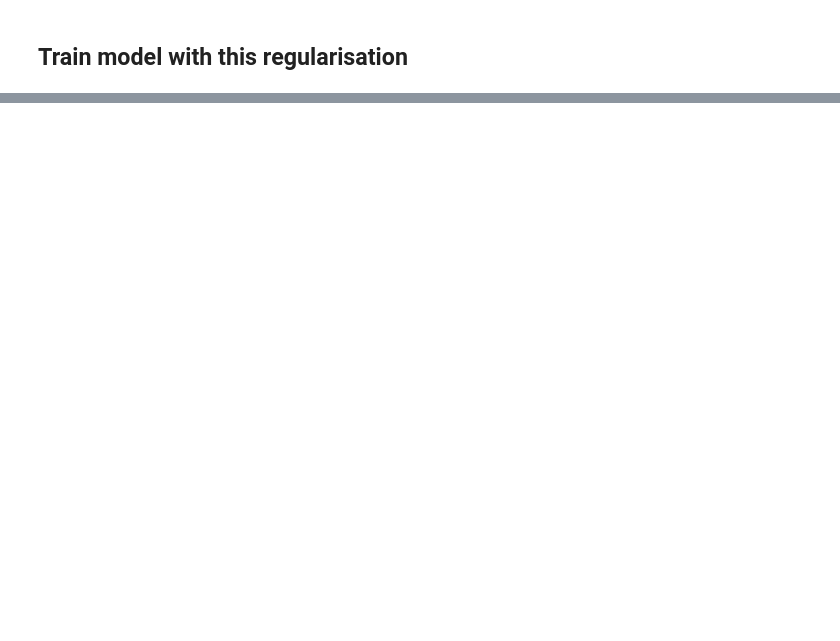
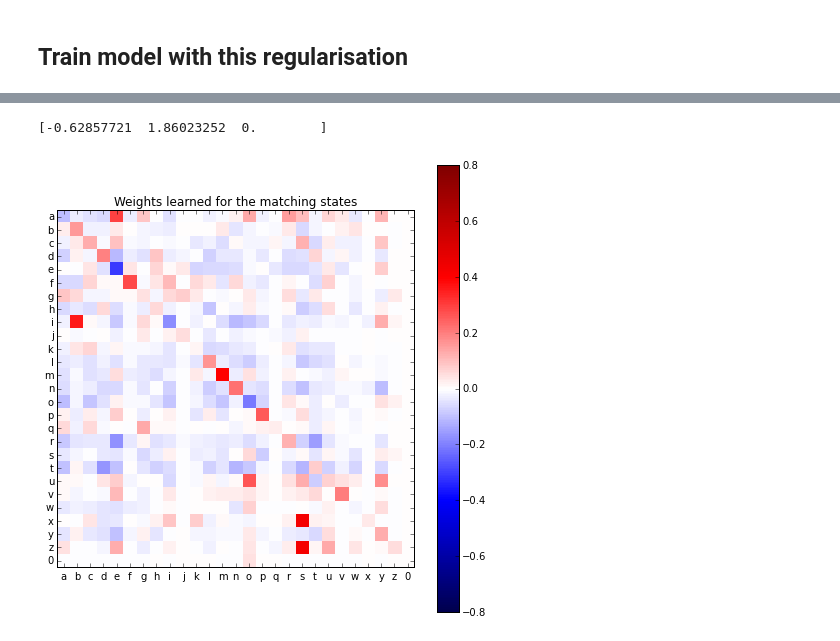
Before and after one commit to dirko/pyhacrf, a Jupyter notebook: examples/Example misspelling classification.ipynb, the cells around one changed output, grey strips where cells are left out. Saved outputs shown, nothing was run; the diff lists cells and outputs as text; code cells hidden in the pictures; blank space fills up the shorter version.

```diff
--- a/examples/Example misspelling classification.ipynb
+++ b/examples/Example misspelling classification.ipynb
@@ -140,7 +154,7 @@ Looks like the value of 1 is good enough to continue with.
 # %% [markdown]
 ## Train model with this regularisation
 # %%
-m = Hacrf(l2_regularization=1.0, optimizer=fmin_l_bfgs_b, optimizer_kwargs={'maxfun': 25}, state_machine=None)
-m.fit(x_train, y_train, verbosity=1)
+m = Hacrf(l2_regularization=10.0, optimizer=fmin_l_bfgs_b, optimizer_kwargs={'maxfun': 45}, state_machine=None)
+m.fit(x_train, y_train, verbosity=20)
 # %% [output]
 Iteration  Log-likelihood |gradient|
@@ -182,0 +194,11 @@ print 1 - accuracy_score(y_test[:1000], pr)
+# %%
+plt.figure(figsize=(8, 8))
+plt.imshow(m.parameters[0, 3:].reshape(63, 63)[:27, :27], interpolation='nearest', vmin=-0.8, vmax=0.8, cmap='seismic')
+plt.xticks(range(27), fe.CHARACTERS[:27])
+plt.yticks(range(27), fe.CHARACTERS[:27])
+plt.title('Weights learned for the matching states')
+plt.colorbar()
+print m.parameters[0, :3]
+# %% [output]
+[-0.62857721  1.86023252  0.        ]
+[figure, added]
```
Also changed, not shown: parts of 40 cells of this notebook, 2 other files.
